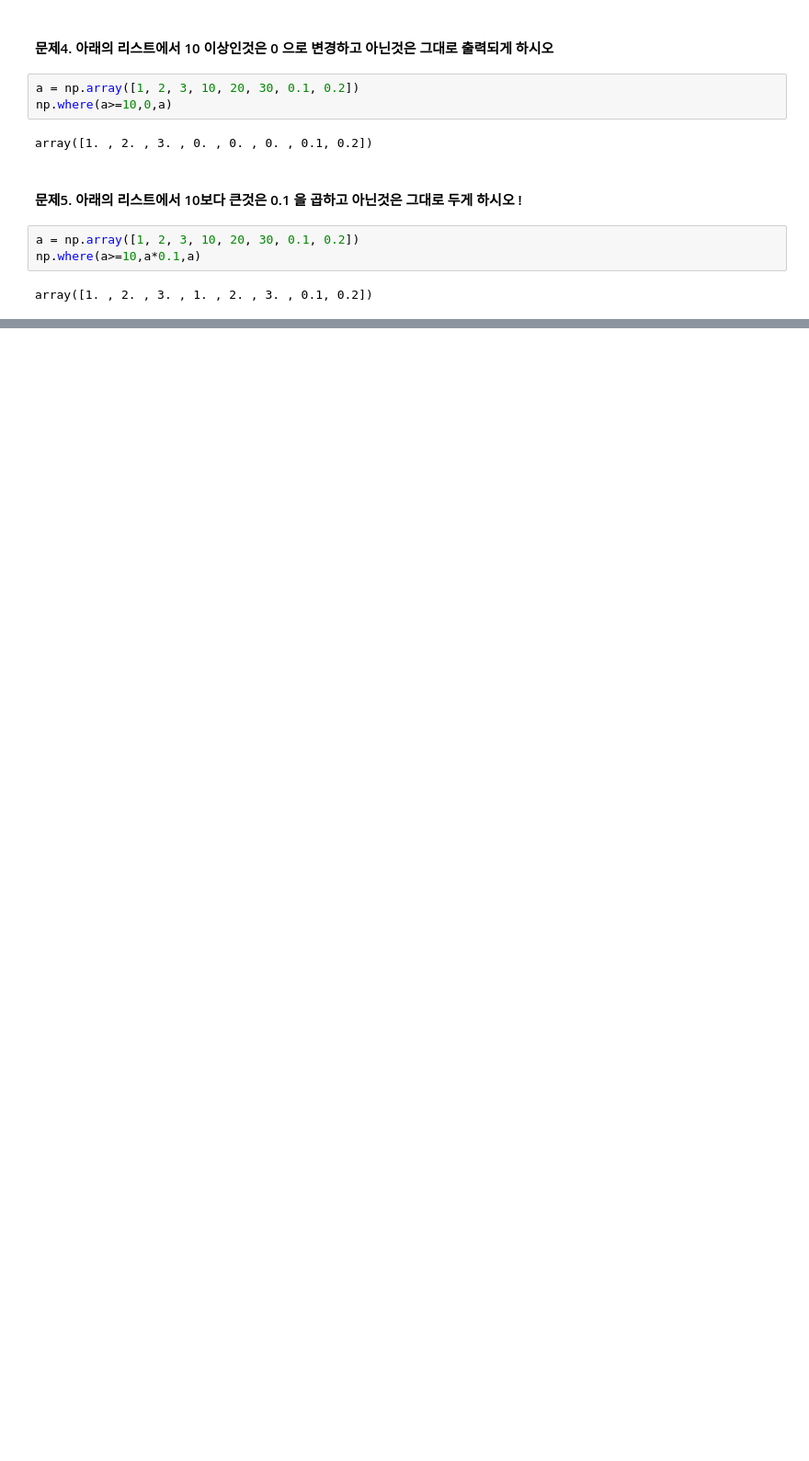
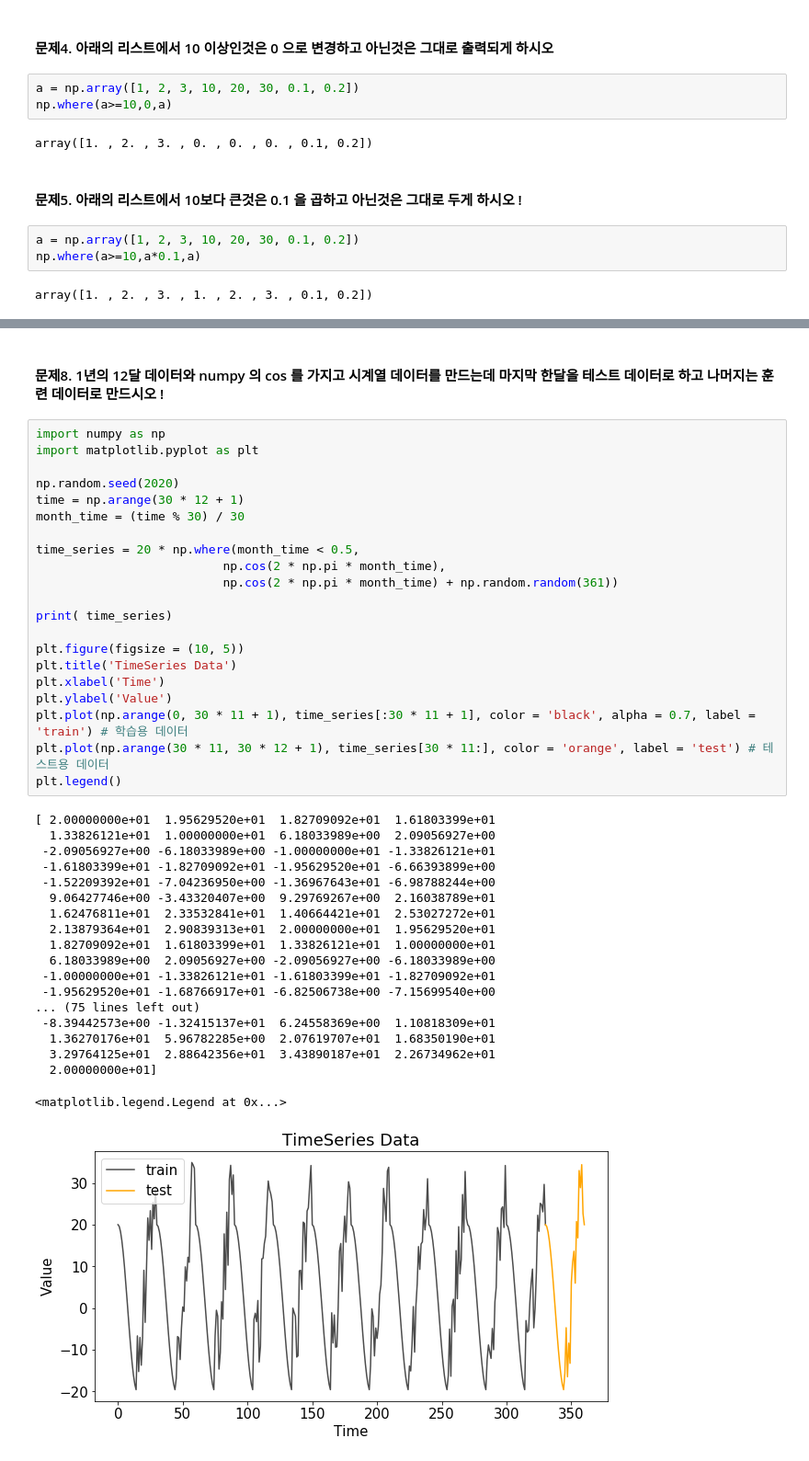
Before and after one commit to Adrian123K/rnn, a Jupyter notebook: 5. 6장 (200902).ipynb, the cells around one changed output, grey strips where cells are left out. Shown at 92% size. Drawn from its saved outputs; the diff is of its cells as text; blank space fills up the shorter version.

```diff
--- a/5. 6장 (200902).ipynb
+++ b/5. 6장 (200902).ipynb
@@ -735,0 +778,43 @@ array([1. , 2. , 3. , 1. , 2. , 3. , 0.1, 0.2])
+# %% [markdown]
+#### 문제8.   1년의 12달 데이터와 numpy 의 cos 를 가지고  시계열 데이터를 만드는데 마지막 한달을 테스트 데이터로 하고 나머지는 훈련 데이터로 만드시오 !
+# %%
+import numpy as np
+import matplotlib.pyplot as plt
+
+np.random.seed(2020)
+time = np.arange(30 * 12 + 1)
+month_time = (time % 30) / 30
+
+time_series = 20 * np.where(month_time < 0.5,
+                          np.cos(2 * np.pi * month_time),
+                          np.cos(2 * np.pi * month_time) + np.random.random(361))
+
+print( time_series)
+
+plt.figure(figsize = (10, 5))
+plt.title('TimeSeries Data')
+plt.xlabel('Time')
+plt.ylabel('Value')
+plt.plot(np.arange(0, 30 * 11 + 1), time_series[:30 * 11 + 1], color = 'black', alpha = 0.7, label = 'train') # 학습용 데이터
+plt.plot(np.arange(30 * 11, 30 * 12 + 1), time_series[30 * 11:], color = 'orange', label = 'test') # 테스트용 데이터
+plt.legend()
+# %% [output]
+[ 2.00000000e+01  1.95629520e+01  1.82709092e+01  1.61803399e+01
+  1.33826121e+01  1.00000000e+01  6.18033989e+00  2.09056927e+00
+ -2.09056927e+00 -6.18033989e+00 -1.00000000e+01 -1.33826121e+01
+ -1.61803399e+01 -1.82709092e+01 -1.95629520e+01 -6.66393899e+00
+ -1.52209392e+01 -7.04236950e+00 -1.36967643e+01 -6.98788244e+00
+  9.06427746e+00 -3.43320407e+00  9.29769267e+00  2.16038789e+01
+  1.62476811e+01  2.33532841e+01  1.40664421e+01  2.53027272e+01
+  2.13879364e+01  2.90839313e+01  2.00000000e+01  1.95629520e+01
+  1.82709092e+01  1.61803399e+01  1.33826121e+01  1.00000000e+01
+  6.18033989e+00  2.09056927e+00 -2.09056927e+00 -6.18033989e+00
+ -1.00000000e+01 -1.33826121e+01 -1.61803399e+01 -1.82709092e+01
+ -1.95629520e+01 -1.68766917e+01 -6.82506738e+00 -7.15699540e+00
+... (75 lines left out)
+ -8.39442573e+00 -1.32415137e+01  6.24558369e+00  1.10818309e+01
+  1.36270176e+01  5.96782285e+00  2.07619707e+01  1.68350190e+01
+  3.29764125e+01  2.88642356e+01  3.43890187e+01  2.26734962e+01
+  2.00000000e+01]
+<matplotlib.legend.Legend at 0x...>
+[figure, added]
```
Also changed, not shown: parts of 10 cells of this notebook.
